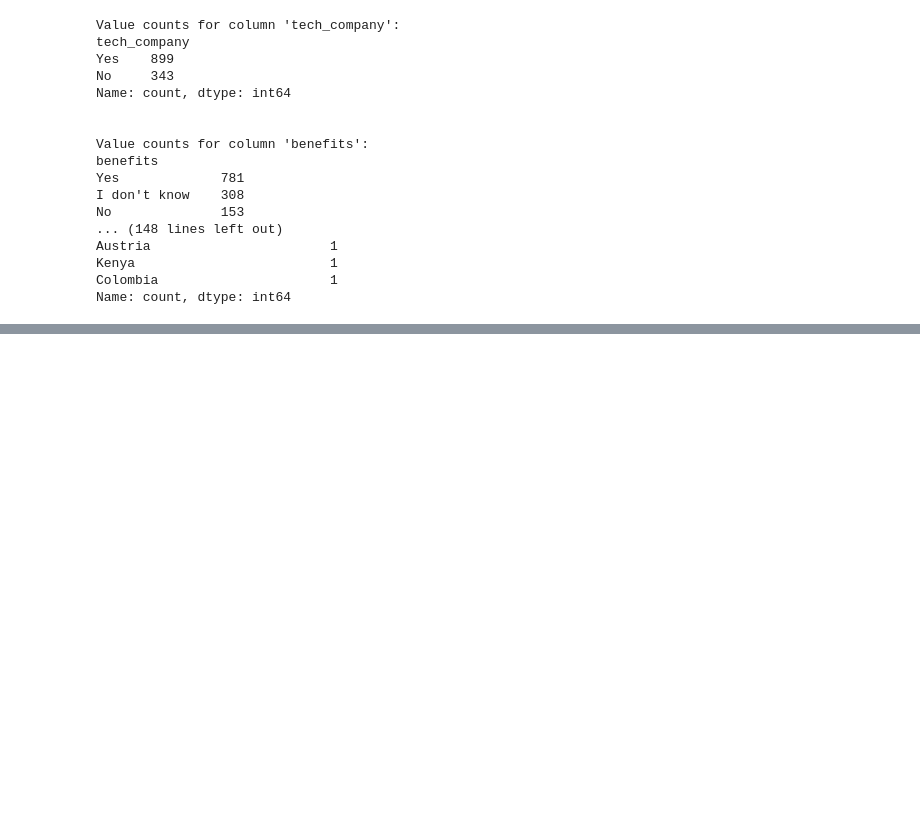
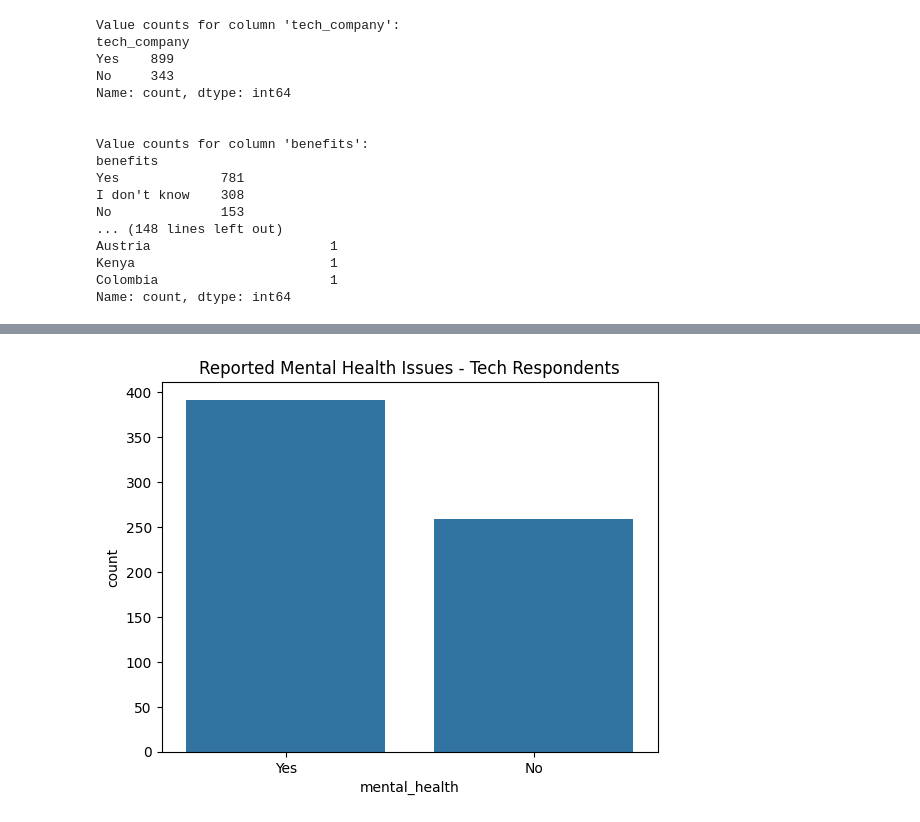
Before and after one commit to aladenisun/MSAAI_500_FinalProject, a Jupyter notebook: Mental_Health_and_Tech.ipynb, the cells around one changed output, grey strips where cells are left out. Saved outputs shown, nothing was run; the diff lists cells and outputs as text; code cells hidden in the pictures; blank space fills up the shorter version.

```diff
--- a/Mental_Health_and_Tech.ipynb
+++ b/Mental_Health_and_Tech.ipynb
@@ -96,0 +95,8 @@ Name: count, dtype: int64
+# %%
+# Bar chart of mental health reports - only respondents working for tech company
+
+sns.countplot(data=tech_df[tech_df['tech_company'] == "Yes"], x="mental_health", order=["Yes", "No"])
+plt.title("Reported Mental Health Issues - Tech Respondents")
+plt.show()
+# %% [output]
+[figure, added]
```
Also changed, not shown: parts of 6 cells of this notebook.
